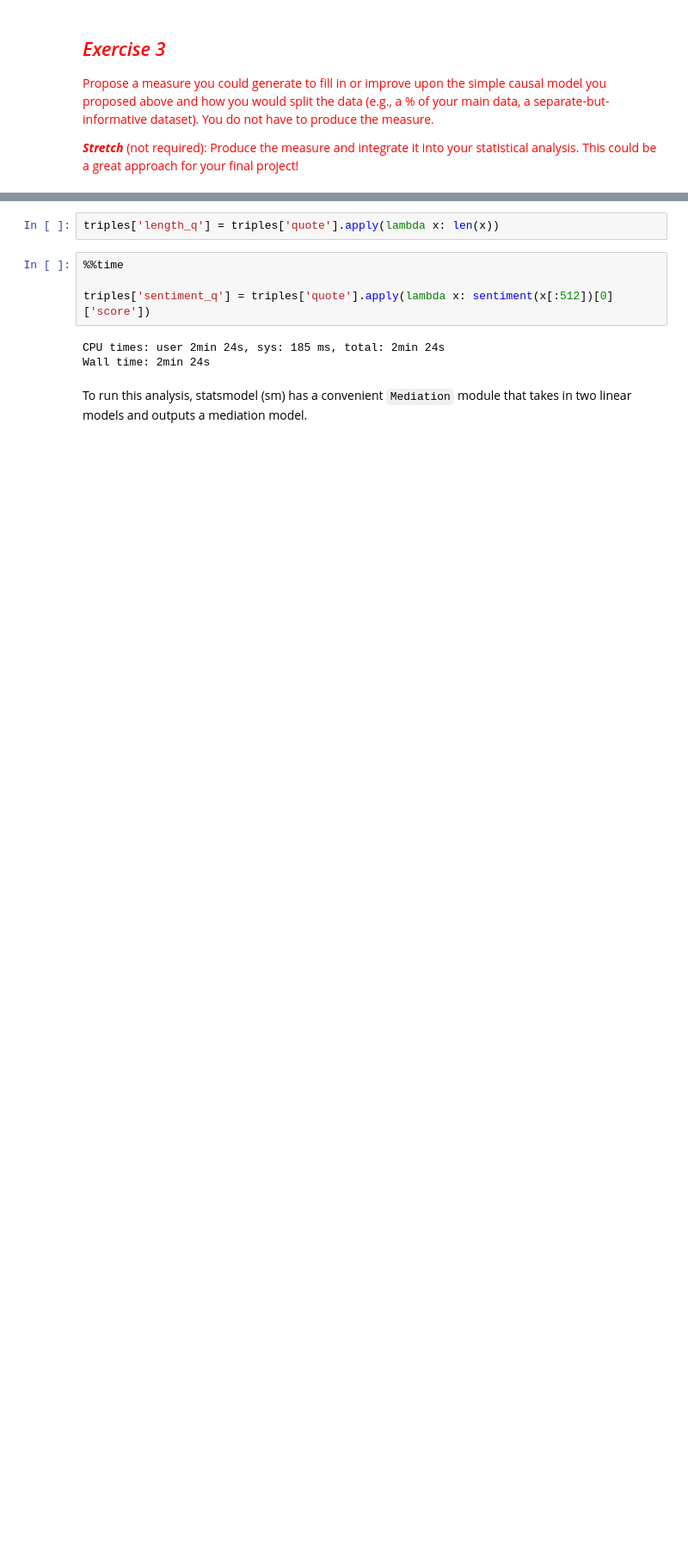
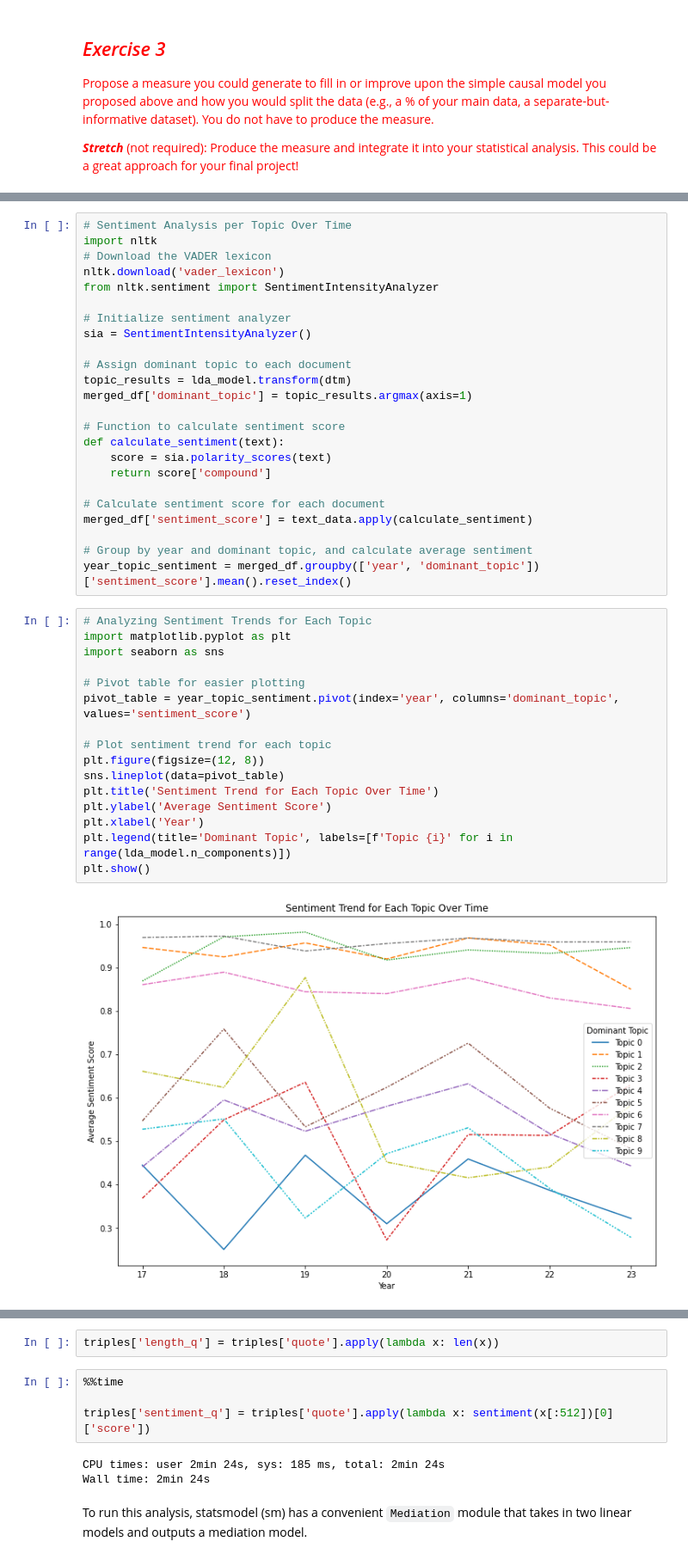
Before and after one commit to floriatea/CCA_NLP, a Jupyter notebook: Homework-Notebooks-2023/week-7/7_Prediction_and_Causal_Inference.ipynb, the cells around one changed output, grey strips where cells are left out. Shown at 86% size. Drawn from its saved outputs; the diff is of its cells as text; blank space fills up the shorter version.

```diff
--- a/Homework-Notebooks-2023/week-7/7_Prediction_and_Causal_Inference.ipynb
+++ b/Homework-Notebooks-2023/week-7/7_Prediction_and_Causal_Inference.ipynb
@@ -675,0 +757,42 @@ One approach to this in the Internet Arguments Corpus would be to build measures
+# %%
+# Sentiment Analysis per Topic Over Time
+import nltk
+# Download the VADER lexicon
+nltk.download('vader_lexicon')
+from nltk.sentiment import SentimentIntensityAnalyzer
+
+# Initialize sentiment analyzer
+sia = SentimentIntensityAnalyzer()
+
+# Assign dominant topic to each document
+topic_results = lda_model.transform(dtm)
+merged_df['dominant_topic'] = topic_results.argmax(axis=1)
+
+# Function to calculate sentiment score
+def calculate_sentiment(text):
+    score = sia.polarity_scores(text)
+    return score['compound']
+
+# Calculate sentiment score for each document
+merged_df['sentiment_score'] = text_data.apply(calculate_sentiment)
+
+# Group by year and dominant topic, and calculate average sentiment
+year_topic_sentiment = merged_df.groupby(['year', 'dominant_topic'])['sentiment_score'].mean().reset_index()
+# %%
+# Analyzing Sentiment Trends for Each Topic
+import matplotlib.pyplot as plt
+import seaborn as sns
+
+# Pivot table for easier plotting
+pivot_table = year_topic_sentiment.pivot(index='year', columns='dominant_topic', values='sentiment_score')
+
+# Plot sentiment trend for each topic
+plt.figure(figsize=(12, 8))
+sns.lineplot(data=pivot_table)
+plt.title('Sentiment Trend for Each Topic Over Time')
+plt.ylabel('Average Sentiment Score')
+plt.xlabel('Year')
+plt.legend(title='Dominant Topic', labels=[f'Topic {i}' for i in range(lda_model.n_components)])
+plt.show()
+# %% [output]
+[figure, added]
```
Also changed, not shown: parts of 11 cells of this notebook.
